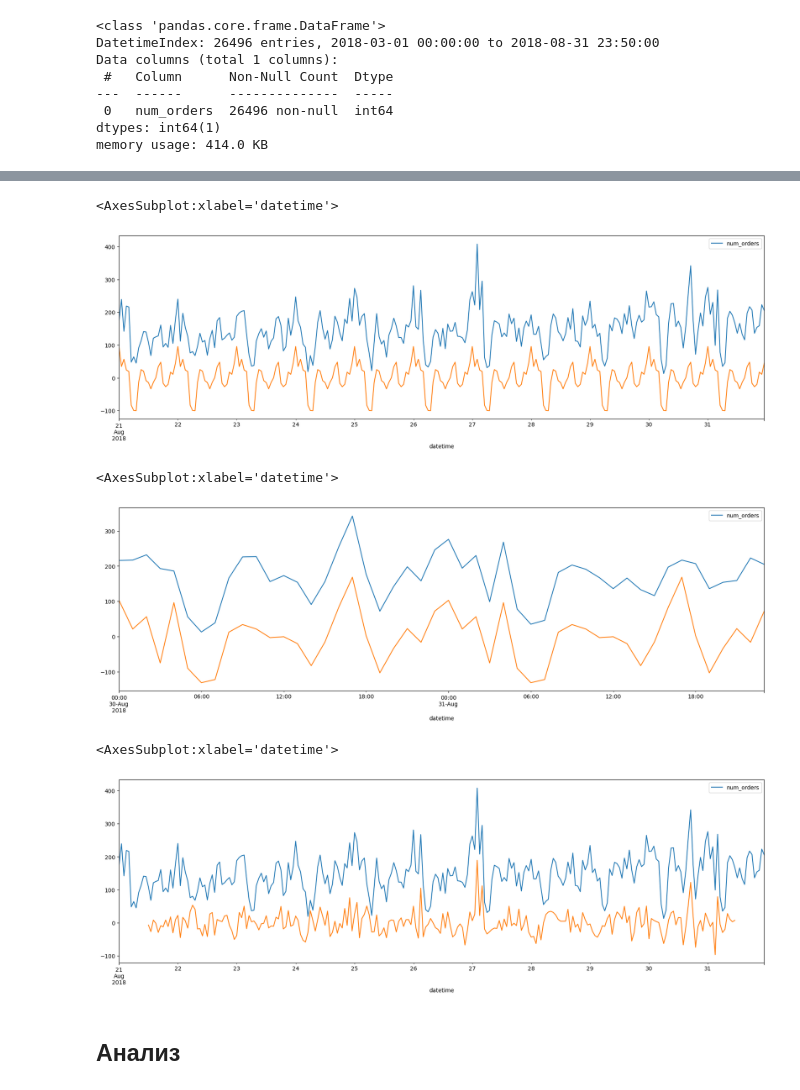
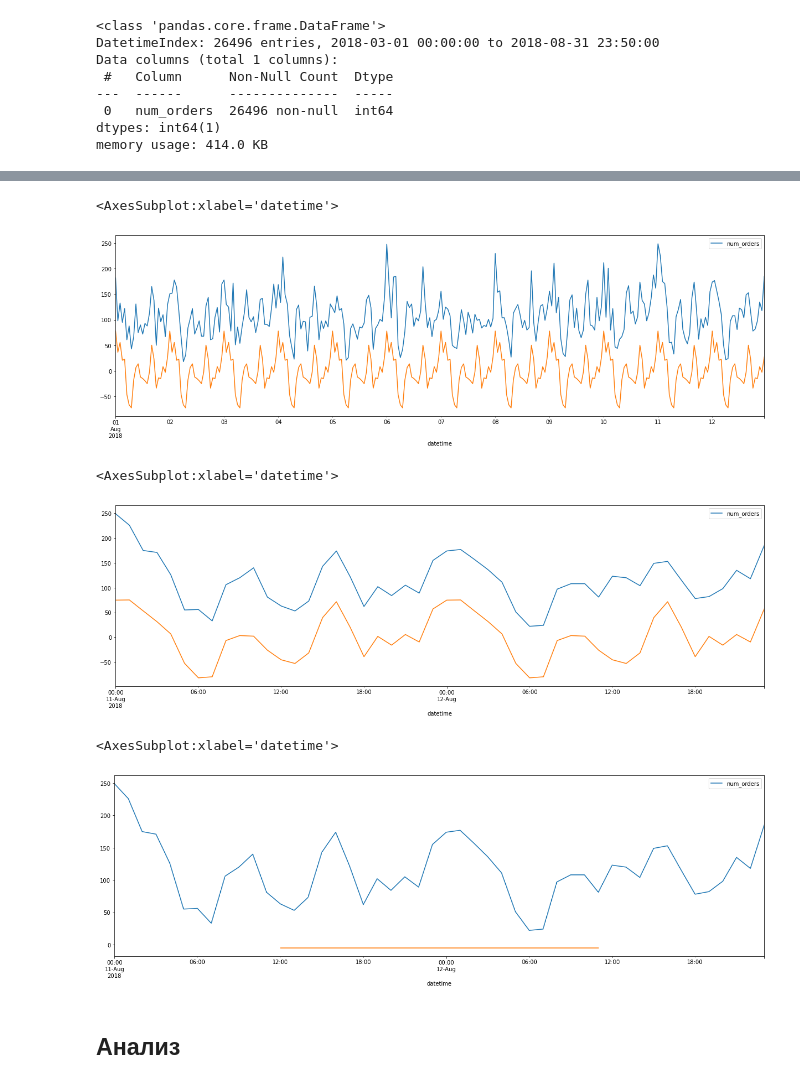
Before and after one commit to karimovdo/time, a Jupyter notebook: taxi.ipynb, the cells around one changed output, grey strips where cells are left out. Saved outputs shown, nothing was run; the diff lists cells and outputs as text; code cells hidden in the pictures.

```diff
--- a/taxi.ipynb
+++ b/taxi.ipynb
@@ -67,3 +67,5 @@ Data columns (total 1 columns):
  0   num_orders  26496 non-null  int64
 dtypes: int64(1)
 memory usage: 414.0 KB
+# %%
+data['num_orders'] = data['num_orders'].astype('int16')
@@ -87,23 +116,23 @@ decomposed.trend.plot()
 # %%
-decomposed = seasonal_decompose(data['2018-08-21':'2018-08-31'])
-data['2018-08-21':'2018-08-31'].plot()
+decomposed = seasonal_decompose(train['2018-08-01':'2018-08-12'])
+train['2018-08-01':'2018-08-12'].plot()
 decomposed.seasonal.plot(figsize = (21,6))
 # %% [output]
 <AxesSubplot:xlabel='datetime'>
-[figure, old version]
+[figure, new version]
 # %%
-decomposed = seasonal_decompose(data['2018-08-30':'2018-08-31'])
-data['2018-08-30':'2018-08-31'].plot()
+decomposed = seasonal_decompose(train['2018-08-11':'2018-08-12'])
+train['2018-08-11':'2018-08-12'].plot()
 decomposed.seasonal.plot(figsize = (21,6))
 # %% [output]
 <AxesSubplot:xlabel='datetime'>
-[figure, old version]
+[figure, new version]
 # %%
-decomposed = seasonal_decompose(data['2018-08-21':'2018-08-31'])
-data['2018-08-21':'2018-08-31'].plot()
+decomposed = seasonal_decompose(train['2018-08-11':'2018-08-12'])
+train['2018-08-11':'2018-08-12'].plot()
 decomposed.resid.plot(figsize = (21,6))
 # %% [output]
 <AxesSubplot:xlabel='datetime'>
-[figure, old version]
+[figure, new version]
 # %% [markdown]
 ## Анализ
```
Also changed, not shown: parts of 17 cells of this notebook.
